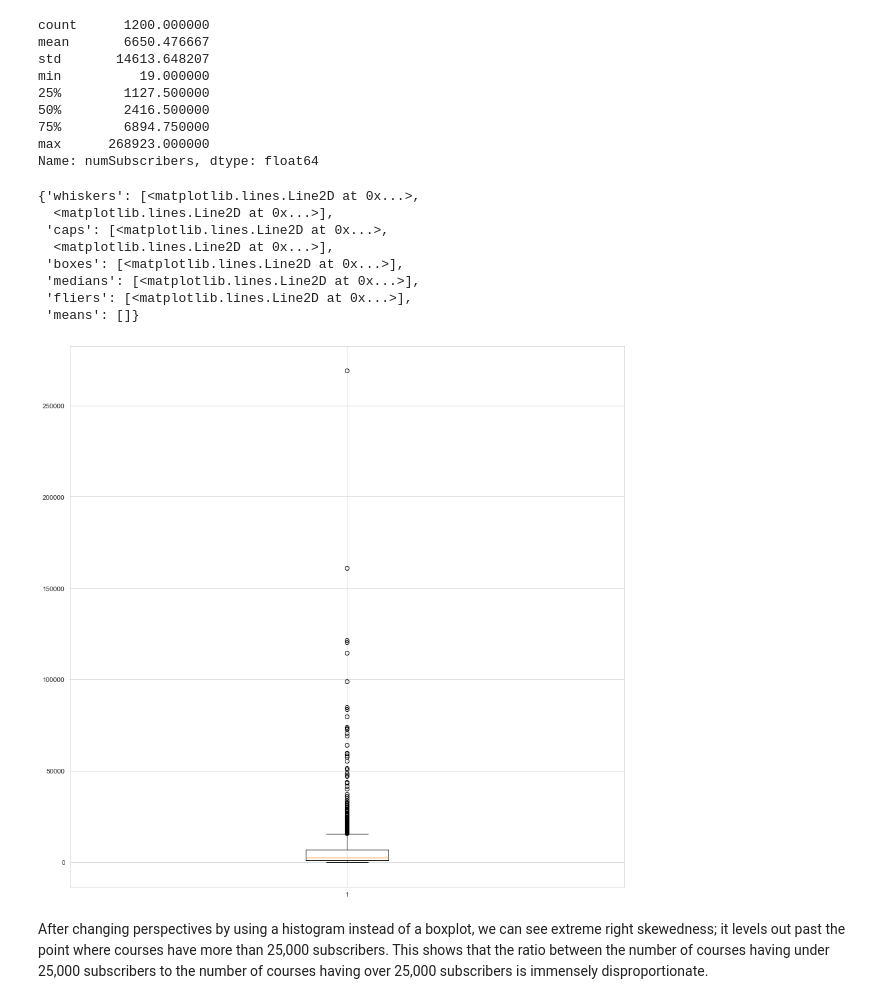
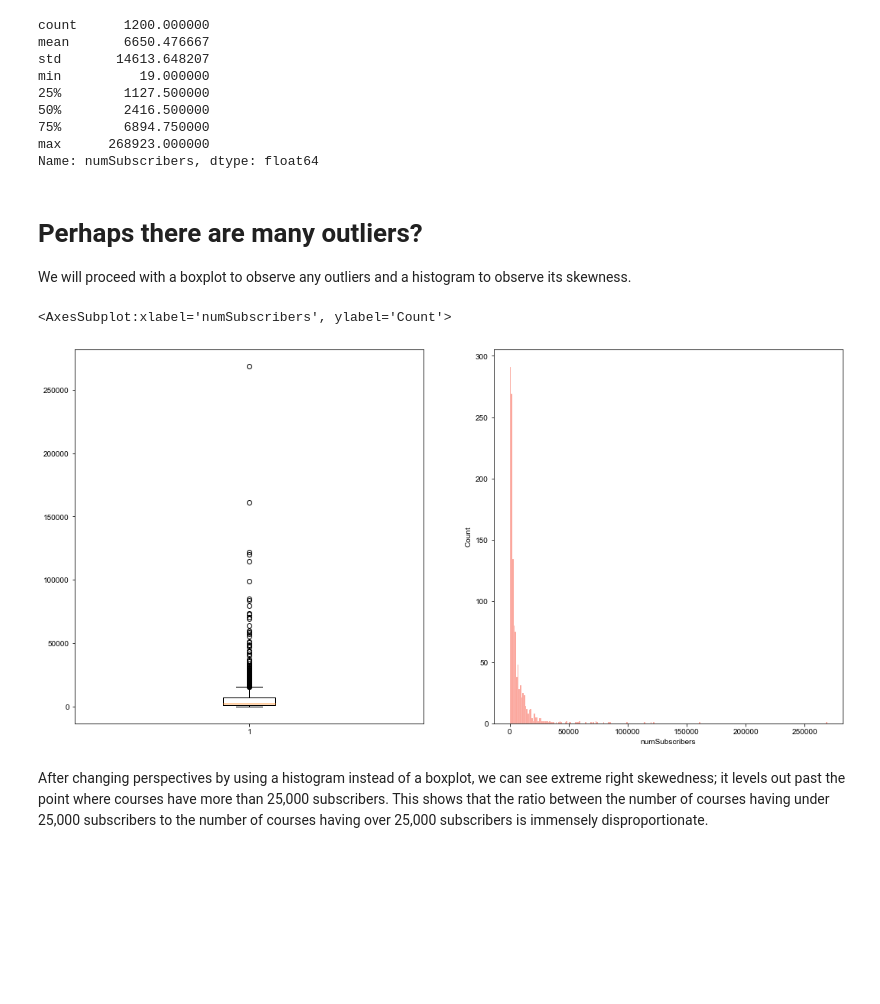
Before and after one commit to willnguyen14/udemy-viz-project, a Jupyter notebook: udemy.ipynb, the cells around one changed output. Cells and saved outputs as stored; diff of their text form; code cells hidden in the pictures; blank space fills up the shorter version.

```diff
--- a/udemy.ipynb
+++ b/udemy.ipynb
@@ -26,8 +62,12 @@ First, we have found two columns that contains nothing, as well as 3 additional
 print(web_dev.info())
 print("\n")
 
-# drop columns that aren't meaningful
-web_dev = web_dev.drop(["Unnamed: 11","Unnamed: 12","Is Paid","Total","Percent"], axis=1)
+# clean publishedTime column
+web_dev.publishedTime = pd.to_datetime(web_dev.publishedTime).dt.date
+web_dev = web_dev.rename(columns = {web_dev.columns[10]: "published_date"})
+
+# clean instructionalLevel column
+web_dev.instructionalLevel = web_dev.instructionalLevel.str.split().str[0]
 
 # check contents of columns again and the number of rows and columns in the dataset
 print(web_dev.info())
@@ -159,0 +215,2 @@ Now that cleaning is completed, we will do some basic descriptive statistics to
+# %%
+web_dev.sort_values(by=['numSubscribers'], inplace=False, ascending=False)['isPaid'].head(100).value_counts()
@@ -272,20 +372,21 @@ min          19.000000
 75%        6894.750000
 max      268923.000000
 Name: numSubscribers, dtype: float64
+# %% [markdown]
+# Perhaps there are many outliers?
+We will proceed with a boxplot to observe any outliers and a histogram to observe its skewness.
 # %%
+fig, (ax1,ax2) = plt.subplots(1,2,figsize=(18,9))
+
 # numSubscribers is a good business metric to observe performance of courses
 # we see many outliers and lets find out what's going on
-plt.figure(figsize=(15,15))
-plt.boxplot(web_dev.numSubscribers)
+ax1.boxplot(web_dev.numSubscribers)
+
+sns.set_style("whitegrid")
+df_sorted= web_dev.sort_values('numSubscribers',ascending=False)
+sns.histplot(df_sorted.numSubscribers, color='salmon')
 # %% [output]
-{'whiskers': [<matplotlib.lines.Line2D at 0x...>,
-  <matplotlib.lines.Line2D at 0x...>],
- 'caps': [<matplotlib.lines.Line2D at 0x...>,
-  <matplotlib.lines.Line2D at 0x...>],
- 'boxes': [<matplotlib.lines.Line2D at 0x...>],
- 'medians': [<matplotlib.lines.Line2D at 0x...>],
- 'fliers': [<matplotlib.lines.Line2D at 0x...>],
- 'means': []}
+<AxesSubplot:xlabel='numSubscribers', ylabel='Count'>
-[figure, old version]
+[figure, new version]
 # %% [markdown]
 After changing perspectives by using a histogram instead of a boxplot, we can see extreme right skewedness; it levels out past the point where courses have more than 25,000 subscribers. This shows that the ratio between the number of courses having under 25,000 subscribers to the number of courses having over 25,000 subscribers is immensely disproportionate.
```
Also changed, not shown: parts of 46 cells of this notebook.
